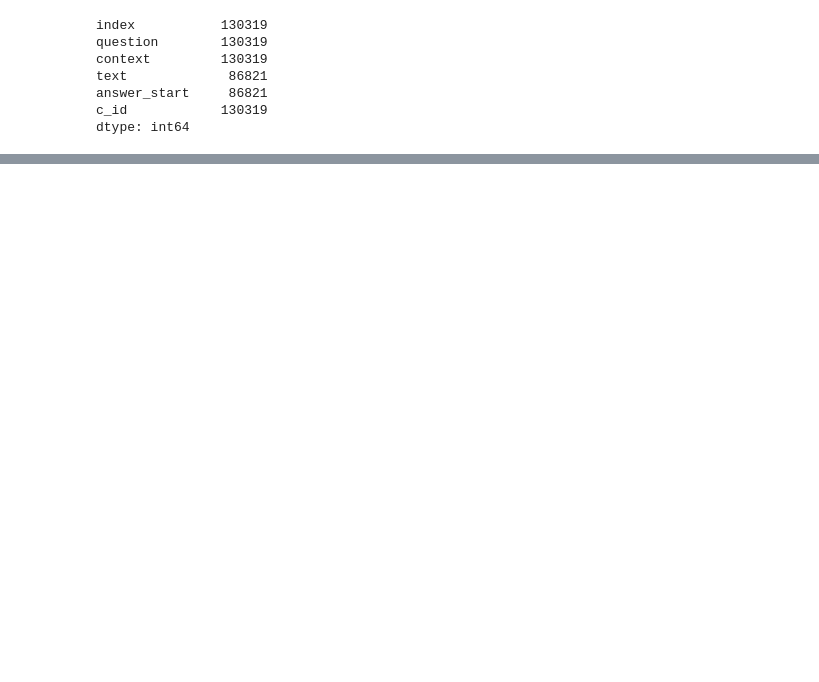
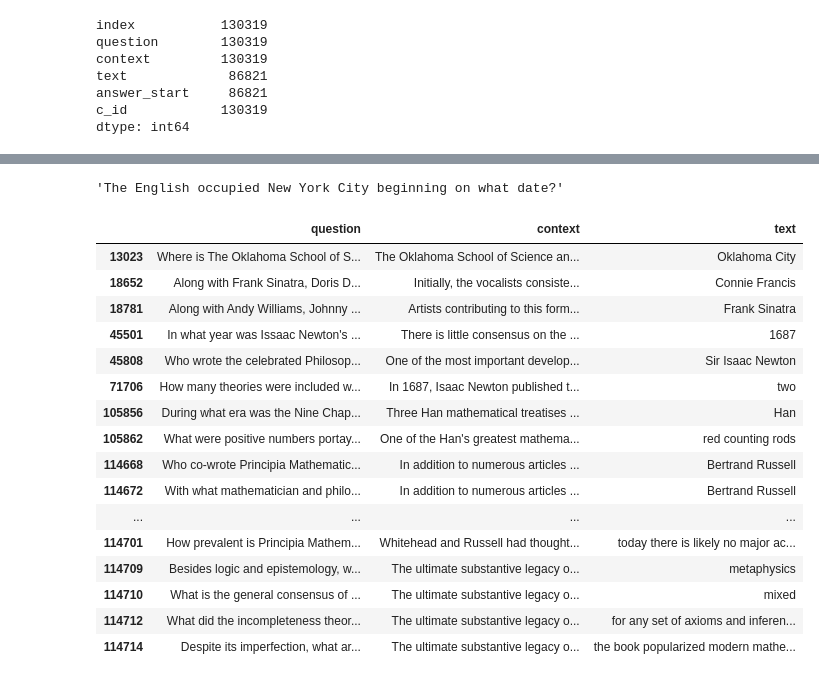
Before and after one commit to vsistla/nlp-biases, a Jupyter notebook: squad20/squad20-train-data-analysis.ipynb, the cells around one changed output, grey strips where cells are left out. Saved outputs shown, nothing was run; the diff lists cells and outputs as text; code cells hidden in the pictures; blank space fills up the shorter version.

```diff
--- a/squad20/squad20-train-data-analysis.ipynb
+++ b/squad20/squad20-train-data-analysis.ipynb
@@ -110,0 +294,24 @@ dtype: int64
+# %%
+dfqtext.iloc[3100,0]
+# %% [output]
+'The English occupied New York City beginning on what date?'
+# %%
+dfqtext[dfqtext['question'].str.contains("Math")]
+# %% [output]
+|  | question | context | text |
+| 13023 | Where is The Oklahoma School of S... | The Oklahoma School of Science an... | Oklahoma City |
+| 18652 | Along with Frank Sinatra, Doris D... | Initially, the vocalists consiste... | Connie Francis |
+| 18781 | Along with Andy Williams, Johnny ... | Artists contributing to this form... | Frank Sinatra |
+| 45501 | In what year was Issaac Newton's ... | There is little consensus on the ... | 1687 |
+| 45808 | Who wrote the celebrated Philosop... | One of the most important develop... | Sir Isaac Newton |
+| 71706 | How many theories were included w... | In 1687, Isaac Newton published t... | two |
+| 105856 | During what era was the Nine Chap... | Three Han mathematical treatises ... | Han |
+| 105862 | What were positive numbers portay... | One of the Han's greatest mathema... | red counting rods |
+| 114668 | Who co-wrote Principia Mathematic... | In addition to numerous articles ... | Bertrand Russell |
+| 114672 | With what mathematician and philo... | In addition to numerous articles ... | Bertrand Russell |
+| ... | ... | ... | ... |
+| 114701 | How prevalent is Principia Mathem... | Whitehead and Russell had thought... | today there is likely no major ac... |
+| 114709 | Besides logic and epistemology, w... | The ultimate substantive legacy o... | metaphysics |
+| 114710 | What is the general consensus of ... | The ultimate substantive legacy o... | mixed |
+| 114712 | What did the incompleteness theor... | The ultimate substantive legacy o... | for any set of axioms and inferen... |
+| 114714 | Despite its imperfection, what ar... | The ultimate substantive legacy o... | the book popularized modern mathe... |
```
Also changed, not shown: parts of 20 cells of this notebook.
